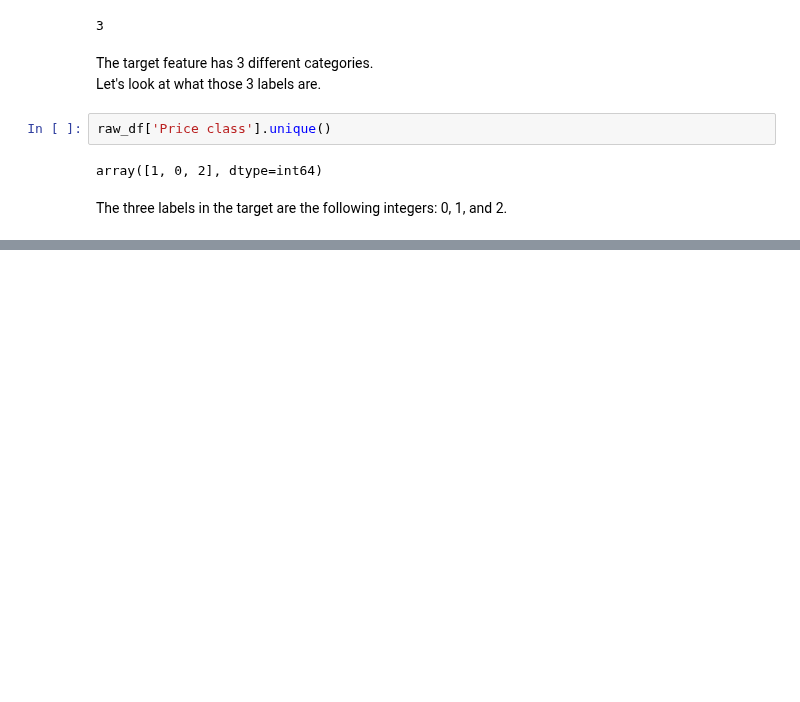
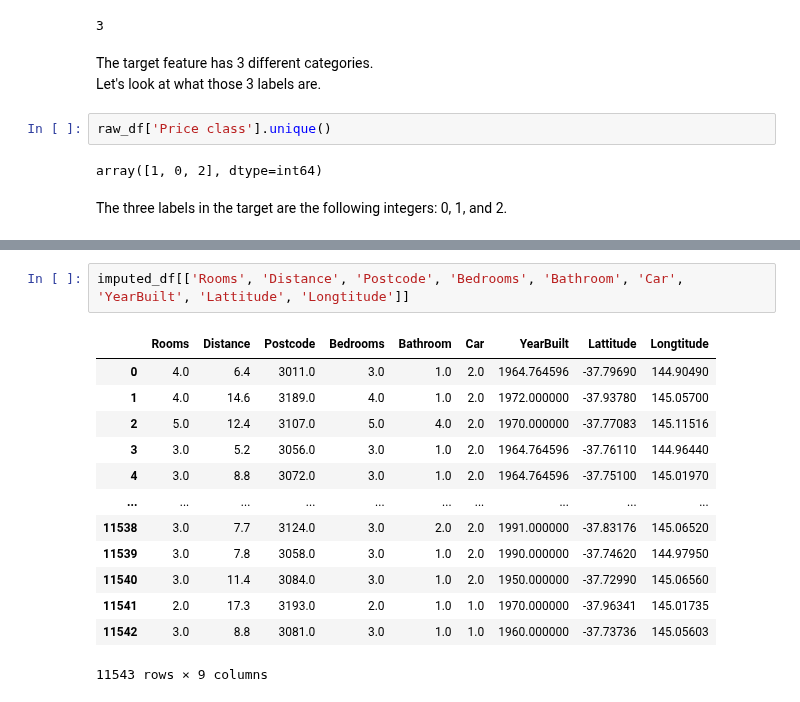
Before and after one commit to KristofferHemm/housepriceprediction, a Jupyter notebook: housepriceprediction.ipynb, the cells around one changed output, grey strips where cells are left out. Drawn from its saved outputs; the diff is of its cells as text; blank space fills up the shorter version.

```diff
--- a/housepriceprediction.ipynb
+++ b/housepriceprediction.ipynb
@@ -197,0 +216,16 @@ Looks like there are some positive outliers in number of rooms, distance, postco
+# %%
+imputed_df[['Rooms', 'Distance', 'Postcode', 'Bedrooms', 'Bathroom', 'Car', 'YearBuilt', 'Lattitude', 'Longtitude']]
+# %% [output]
+|  | Rooms | Distance | Postcode | Bedrooms | Bathroom | Car | YearBuilt | Lattitude | Longtitude |
+| 0 | 4.0 | 6.4 | 3011.0 | 3.0 | 1.0 | 2.0 | 1964.764596 | -37.79690 | 144.90490 |
+| 1 | 4.0 | 14.6 | 3189.0 | 4.0 | 1.0 | 2.0 | 1972.000000 | -37.93780 | 145.05700 |
+| 2 | 5.0 | 12.4 | 3107.0 | 5.0 | 4.0 | 2.0 | 1970.000000 | -37.77083 | 145.11516 |
+| 3 | 3.0 | 5.2 | 3056.0 | 3.0 | 1.0 | 2.0 | 1964.764596 | -37.76110 | 144.96440 |
+| 4 | 3.0 | 8.8 | 3072.0 | 3.0 | 1.0 | 2.0 | 1964.764596 | -37.75100 | 145.01970 |
+| ... | ... | ... | ... | ... | ... | ... | ... | ... | ... |
+| 11538 | 3.0 | 7.7 | 3124.0 | 3.0 | 2.0 | 2.0 | 1991.000000 | -37.83176 | 145.06520 |
+| 11539 | 3.0 | 7.8 | 3058.0 | 3.0 | 1.0 | 2.0 | 1990.000000 | -37.74620 | 144.97950 |
+| 11540 | 3.0 | 11.4 | 3084.0 | 3.0 | 1.0 | 2.0 | 1950.000000 | -37.72990 | 145.06560 |
+| 11541 | 2.0 | 17.3 | 3193.0 | 2.0 | 1.0 | 1.0 | 1970.000000 | -37.96341 | 145.01735 |
+| 11542 | 3.0 | 8.8 | 3081.0 | 3.0 | 1.0 | 1.0 | 1960.000000 | -37.73736 | 145.05603 |
+11543 rows × 9 columns
```
Also changed, not shown: parts of 43 cells of this notebook.
